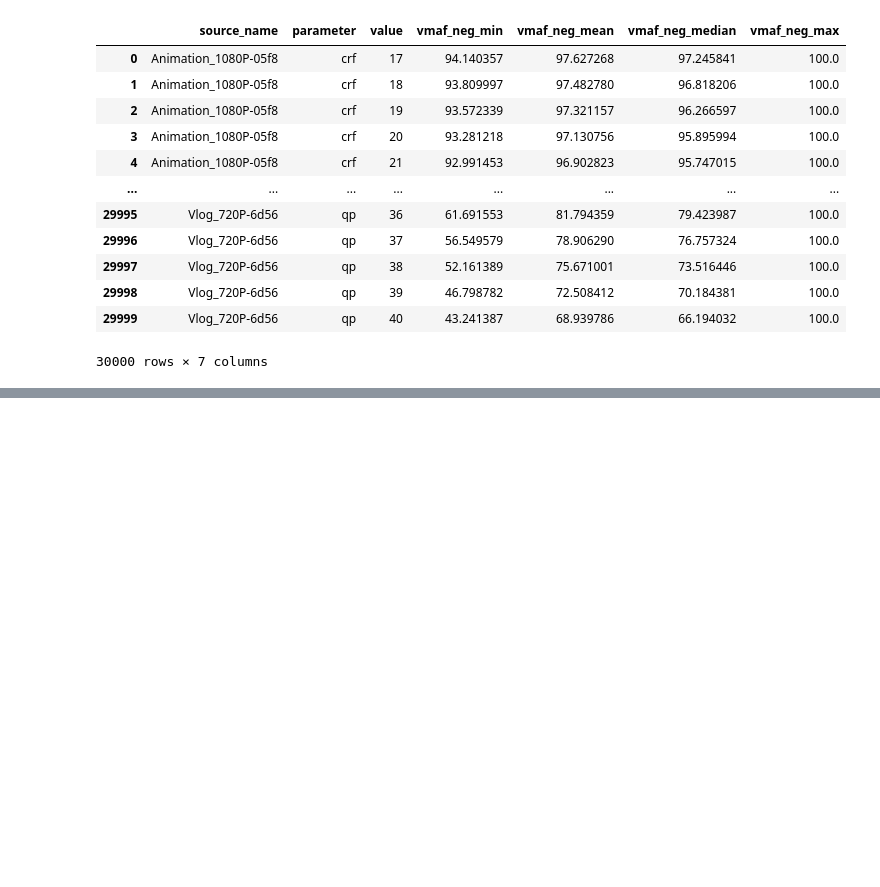
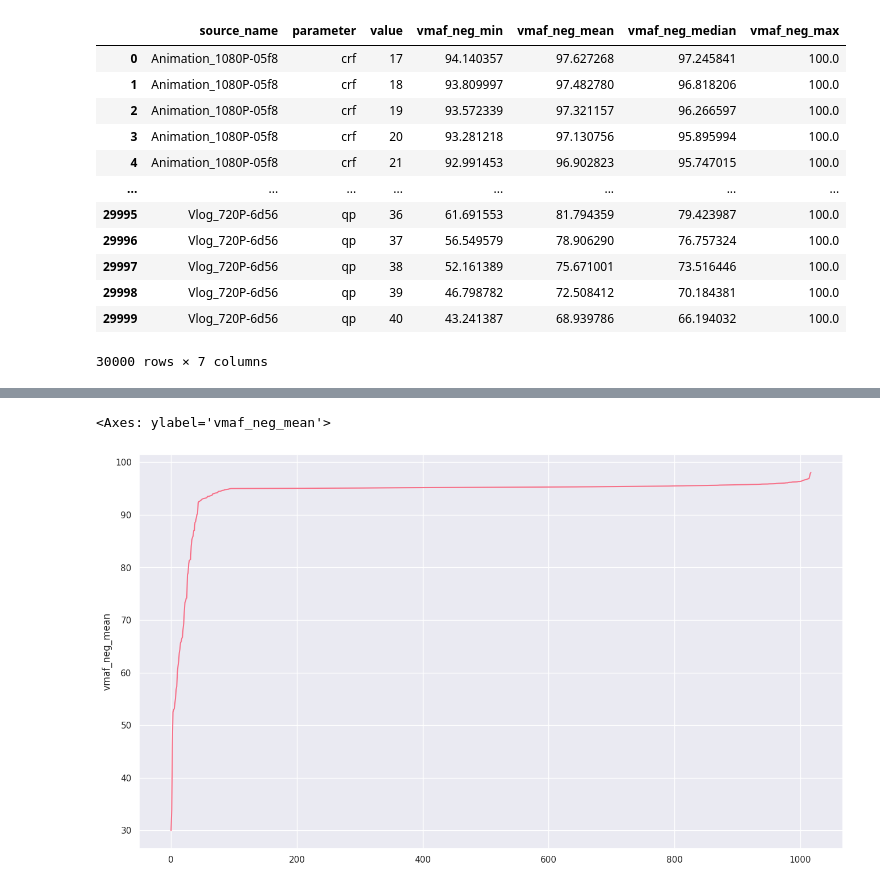
Before and after one commit to TiunovNN/video-compression-model, a Jupyter notebook: dataset/collect.ipynb, the cells around one changed output, grey strips where cells are left out. Cells and saved outputs as stored; diff of their text form; code cells hidden in the pictures; blank space fills up the shorter version.

Commit message:
Collect train dataset

```diff
--- a/dataset/collect.ipynb
+++ b/dataset/collect.ipynb
@@ -589,0 +636,2 @@ analyzed_encoded_df
+# %%
+bitrate_df = analyzed_encoded_df.merge(analyzed_source_df, left_on='source_name', right_on='source_name', suffixes=['_encoded', '_source'], validate='m:1')
@@ -589,0 +663,2 @@ analyzed_encoded_df
+# %%
+quality_bitrate_df = aggregated_quality.merge(bitrate_df, how='inner', left_on=['source_name', 'parameter', 'value'], right_on=['source_name', 'parameter', 'value'])
@@ -589,0 +704,22 @@ analyzed_encoded_df
+# %%
+quality_bitrate_df = quality_bitrate_df.astype({
+    'duration_encoded': 'float32',
+    'bit_rate_encoded': 'int64',
+    'size_encoded': 'int64',
+    'duration_source': 'float32',
+    'bit_rate_source': 'int64',
+    'size_source': 'int64'
+})
+# %%
+def select_best_row(group):
+    # Проверяем, есть ли строки с vmaf_neg_mean >= 95
+    high_quality_rows = group[group['vmaf_neg_mean'] >= 95]
+
+    if not high_quality_rows.empty:
+        # Если есть, выбираем строку с минимальным битрейтом
+        return high_quality_rows.loc[high_quality_rows['bit_rate_encoded'].idxmin()]
+    else:
+        # Иначе выбираем строку с максимальным битрейтом
+        return group.loc[group['bit_rate_encoded'].idxmax()]
+
+target_dataset_df = quality_bitrate_df.groupby('source_name').apply(select_best_row).reset_index(drop=True)
@@ -589,0 +728,5 @@ analyzed_encoded_df
+# %%
+sns.lineplot(target_dataset_df['vmaf_neg_mean'].sort_values().reset_index(drop=True))
+# %% [output]
+<Axes: ylabel='vmaf_neg_mean'>
+[figure, added]
```
Also changed, not shown: parts of 25 cells of this notebook.
